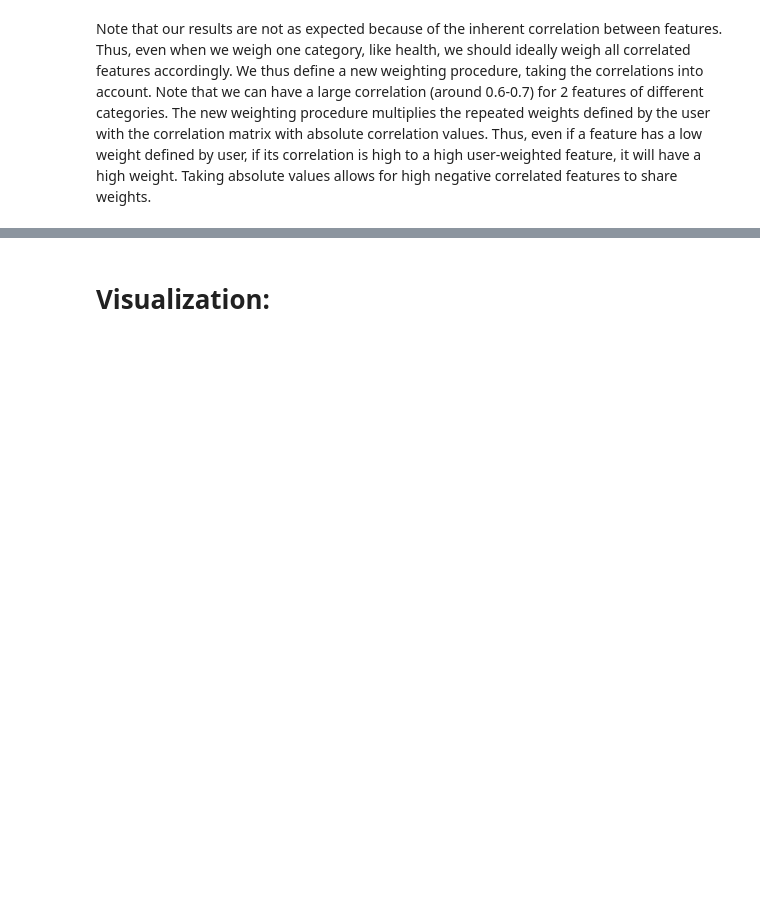
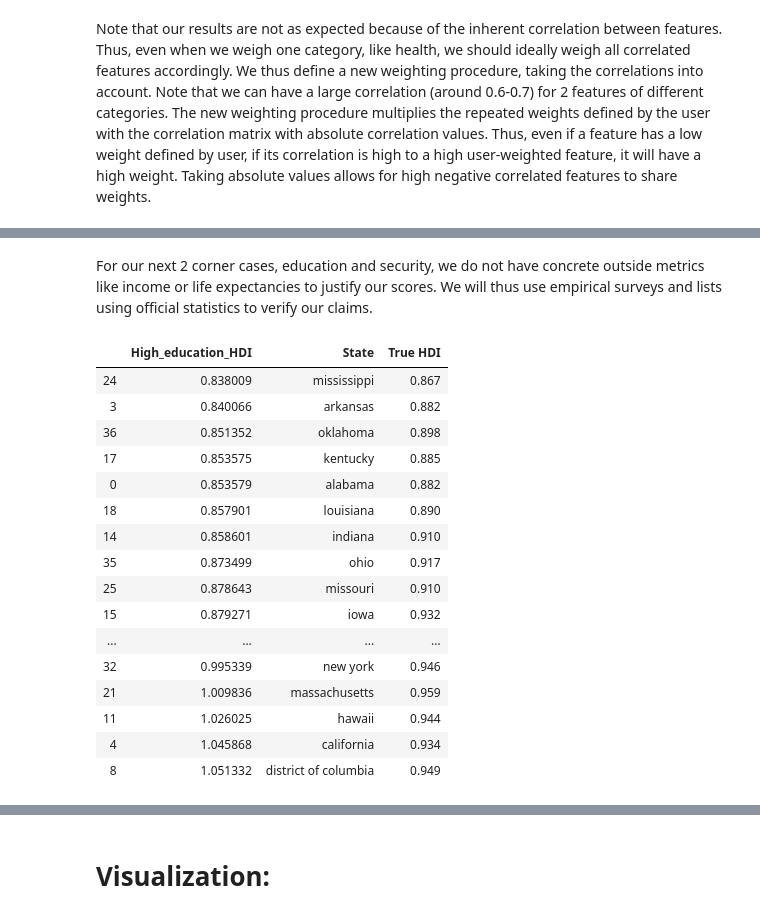
Before and after one commit to steber97/RecursionFairies_AdaProject, a Jupyter notebook: lorisLinearRidgeRegressionAndSVR.ipynb, the cells around one changed output, grey strips where cells are left out. Drawn from its saved outputs; the diff is of its cells as text; code cells hidden in the pictures; blank space fills up the shorter version.

```diff
--- a/lorisLinearRidgeRegressionAndSVR.ipynb
+++ b/lorisLinearRidgeRegressionAndSVR.ipynb
@@ -508,0 +587,33 @@ Y_pred_weights_corr = change_weights_corr(X_cat,linReg,weights,scaler_y,corr)
+# %% [markdown]
+For our next 2 corner cases, education and security, we do not have concrete outside metrics like income or life expectancies to justify our scores. We will thus use empirical surveys and lists using official statistics to verify our claims.
+# %%
+#Corner case 3 : high education HDI
+#Define weights for high education
+weights = np.array([4,1,1,1])
+#Predict high education hdi using normal weighing scheme
+Y_pred_weights = change_weights(X_train,linReg,weights,scaler_y)
+#Predict high education hdi using correlation based weighing schemes
+Y_pred_weights_corr = change_weights_corr(X_train,linReg,weights,scaler_y,corr)
+#Zip true hdi, State names and high education hdi into a dataframe
+hdi_education_df = pd.DataFrame(data = zip(Y_pred_weights_corr.reshape(-1,),States,y[:40]),columns = ['High_education_HDI','State',\
+                                                                                                                                 'True HDI'])
+#Sort by high education hdi values
+hdi_education_df.sort_values("High_education_HDI")
+# %% [output]
+|  | High_education_HDI | State | True HDI |
+| 24 | 0.838009 | mississippi | 0.867 |
+| 3 | 0.840066 | arkansas | 0.882 |
+| 36 | 0.851352 | oklahoma | 0.898 |
+| 17 | 0.853575 | kentucky | 0.885 |
+| 0 | 0.853579 | alabama | 0.882 |
+| 18 | 0.857901 | louisiana | 0.890 |
+| 14 | 0.858601 | indiana | 0.910 |
+| 35 | 0.873499 | ohio | 0.917 |
+| 25 | 0.878643 | missouri | 0.910 |
+| 15 | 0.879271 | iowa | 0.932 |
+| ... | ... | ... | ... |
+| 32 | 0.995339 | new york | 0.946 |
+| 21 | 1.009836 | massachusetts | 0.959 |
+| 11 | 1.026025 | hawaii | 0.944 |
+| 4 | 1.045868 | california | 0.934 |
+| 8 | 1.051332 | district of columbia | 0.949 |
```
Also changed, not shown: parts of 18 cells of this notebook.
